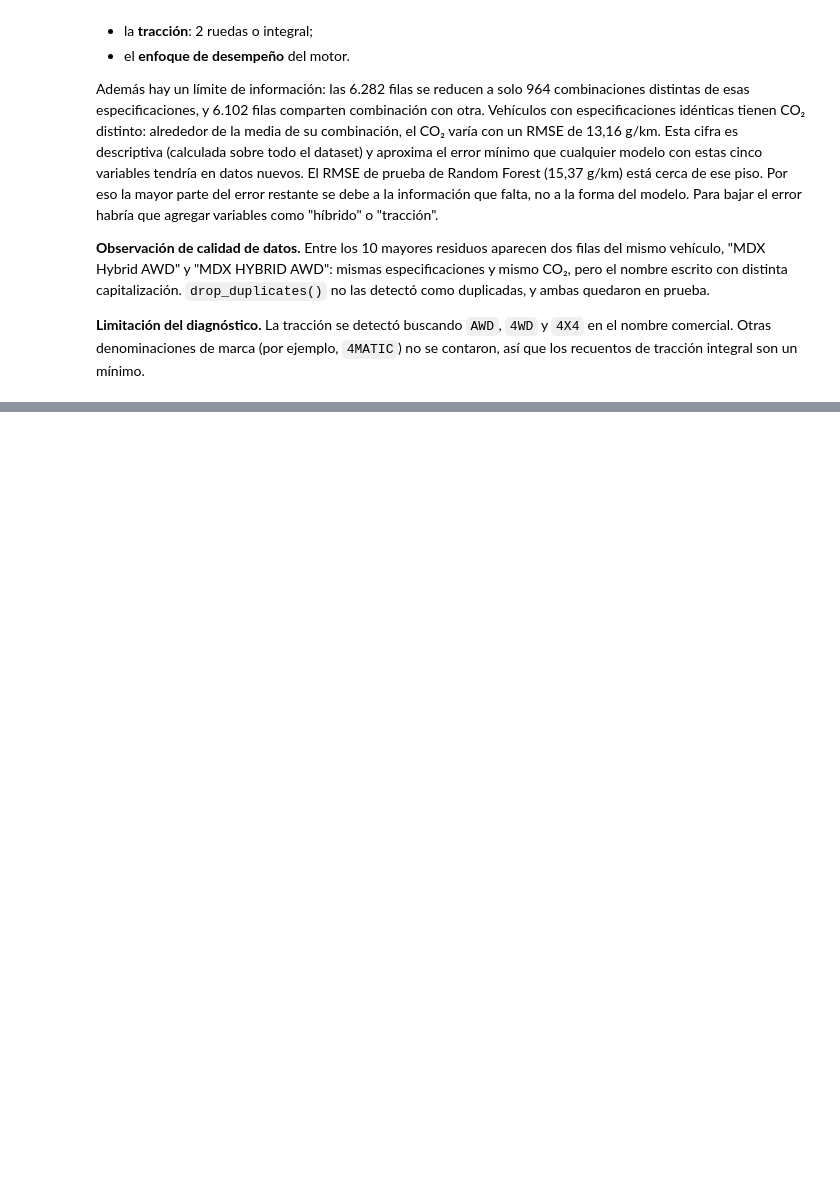
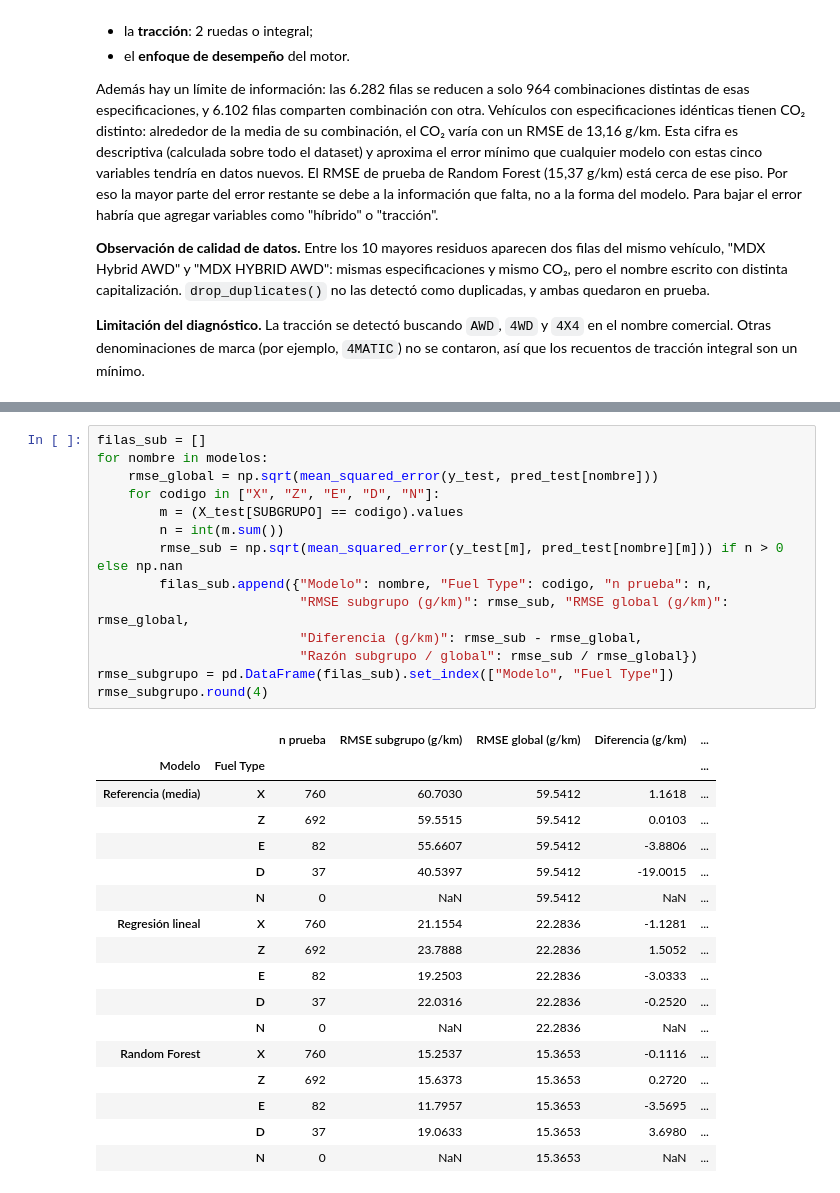
Before and after one commit to mikecrv2019-bit/MAESTRIA-IA, a Jupyter notebook: MAI540_Modulo 4_Tarea 4.2_Herramienta de Regresión Auditada/Herramienta_Regresion_CO2.ipynb, the cells around one changed output, grey strips where cells are left out. Cells and saved outputs as stored; diff of their text form; blank space fills up the shorter version.

```diff
--- a/MAI540_Modulo 4_Tarea 4.2_Herramienta de Regresión Auditada/Herramienta_Regresion_CO2.ipynb
+++ b/MAI540_Modulo 4_Tarea 4.2_Herramienta de Regresión Auditada/Herramienta_Regresion_CO2.ipynb
@@ -487,0 +492,32 @@ Además hay un límite de información: las 6.282 filas se reducen a solo 964 co
+# %%
+filas_sub = []
+for nombre in modelos:
+    rmse_global = np.sqrt(mean_squared_error(y_test, pred_test[nombre]))
+    for codigo in ["X", "Z", "E", "D", "N"]:
+        m = (X_test[SUBGRUPO] == codigo).values
+        n = int(m.sum())
+        rmse_sub = np.sqrt(mean_squared_error(y_test[m], pred_test[nombre][m])) if n > 0 else np.nan
+        filas_sub.append({"Modelo": nombre, "Fuel Type": codigo, "n prueba": n,
+                          "RMSE subgrupo (g/km)": rmse_sub, "RMSE global (g/km)": rmse_global,
+                          "Diferencia (g/km)": rmse_sub - rmse_global,
+                          "Razón subgrupo / global": rmse_sub / rmse_global})
+rmse_subgrupo = pd.DataFrame(filas_sub).set_index(["Modelo", "Fuel Type"])
+rmse_subgrupo.round(4)
+# %% [output]
+|  |  | n prueba | RMSE subgrupo (g/km) | RMSE global (g/km) | Diferencia (g/km) | ... |
+| Modelo | Fuel Type |  |  |  |  | ... |
+| Referencia (media) | X | 760 | 60.7030 | 59.5412 | 1.1618 | ... |
+|  | Z | 692 | 59.5515 | 59.5412 | 0.0103 | ... |
+|  | E | 82 | 55.6607 | 59.5412 | -3.8806 | ... |
+|  | D | 37 | 40.5397 | 59.5412 | -19.0015 | ... |
+|  | N | 0 | NaN | 59.5412 | NaN | ... |
+| Regresión lineal | X | 760 | 21.1554 | 22.2836 | -1.1281 | ... |
+|  | Z | 692 | 23.7888 | 22.2836 | 1.5052 | ... |
+|  | E | 82 | 19.2503 | 22.2836 | -3.0333 | ... |
+|  | D | 37 | 22.0316 | 22.2836 | -0.2520 | ... |
+|  | N | 0 | NaN | 22.2836 | NaN | ... |
+| Random Forest | X | 760 | 15.2537 | 15.3653 | -0.1116 | ... |
+|  | Z | 692 | 15.6373 | 15.3653 | 0.2720 | ... |
+|  | E | 82 | 11.7957 | 15.3653 | -3.5695 | ... |
+|  | D | 37 | 19.0633 | 15.3653 | 3.6980 | ... |
+|  | N | 0 | NaN | 15.3653 | NaN | ... |
```
Also changed, not shown: parts of 1 cell of this notebook, 1 other file.
